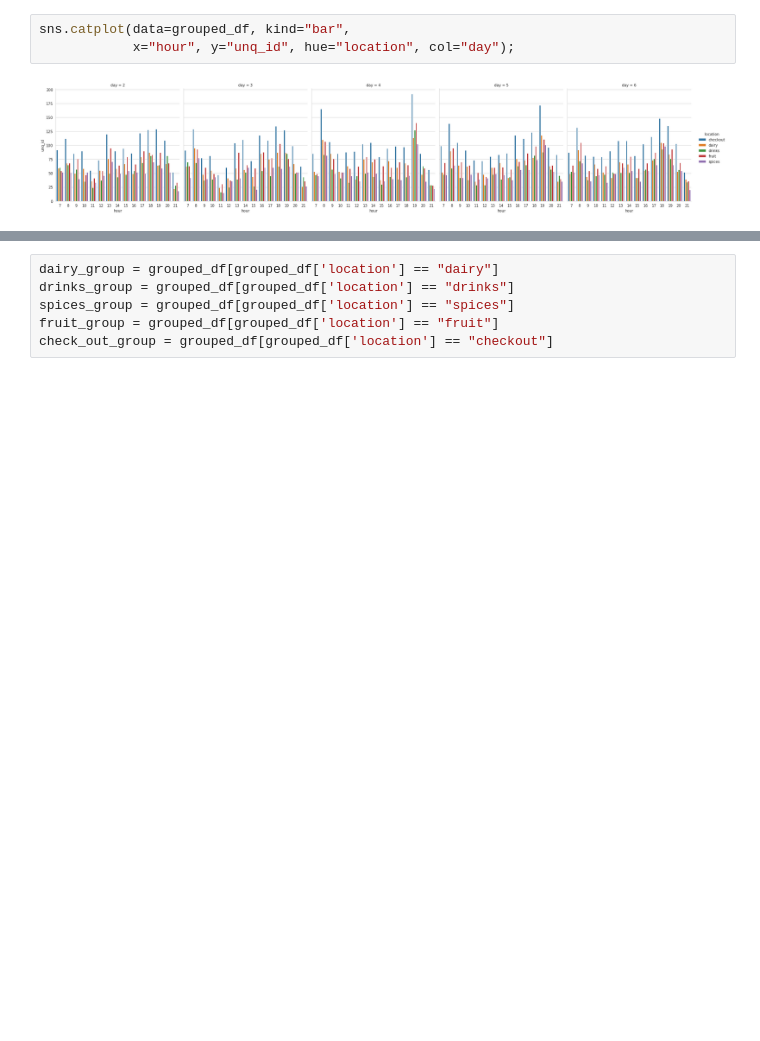
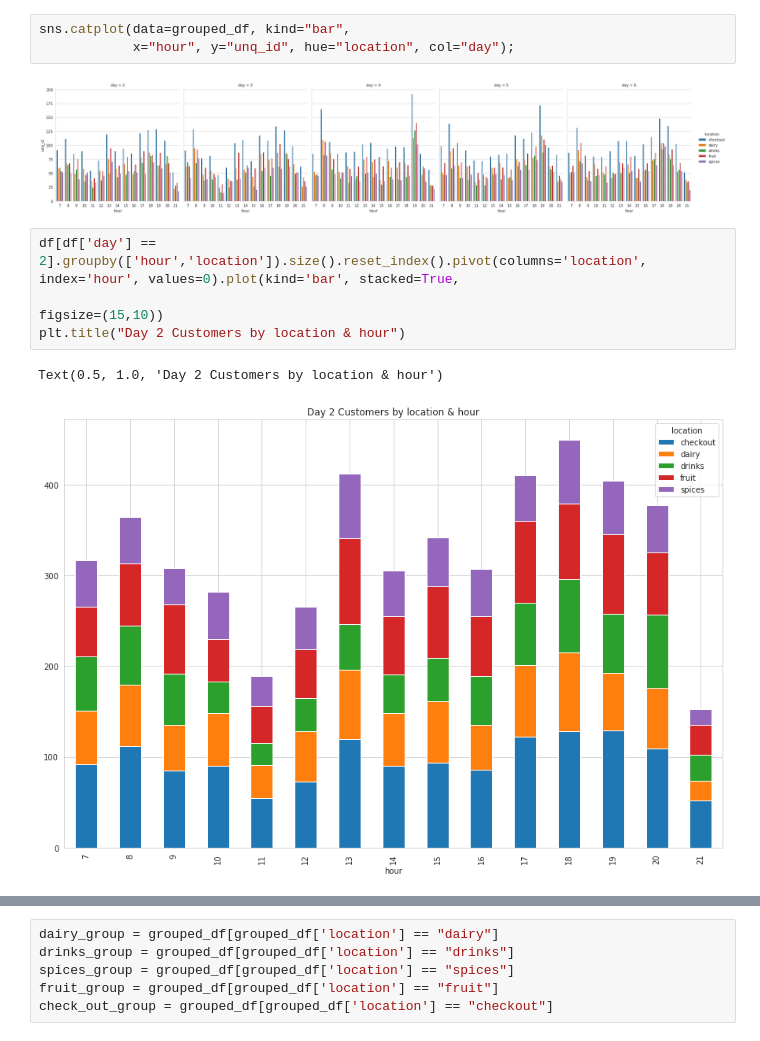
Before and after one commit to Krystana/KMP-simulation, a Jupyter notebook: simpro_01_EDA_Murat.ipynb, the cells around one changed output, grey strips where cells are left out. Saved outputs shown, nothing was run; the diff lists cells and outputs as text; blank space fills up the shorter version.

```diff
--- a/simpro_01_EDA_Murat.ipynb
+++ b/simpro_01_EDA_Murat.ipynb
@@ -79,3 +65,10 @@ sns.catplot(data=grouped_df, kind="bar",
             x="hour", y="unq_id", hue="location", col="day");
 # %% [output]
 [figure]
+# %%
+df[df['day'] == 2].groupby(['hour','location']).size().reset_index().pivot(columns='location', index='hour', values=0).plot(kind='bar', stacked=True,
+                                                                                                                            figsize=(15,10))
+plt.title("Day 2 Customers by location & hour")
+# %% [output]
+Text(0.5, 1.0, 'Day 2 Customers by location & hour')
+[figure, added]
```
Also changed, not shown: parts of 5 cells of this notebook.
